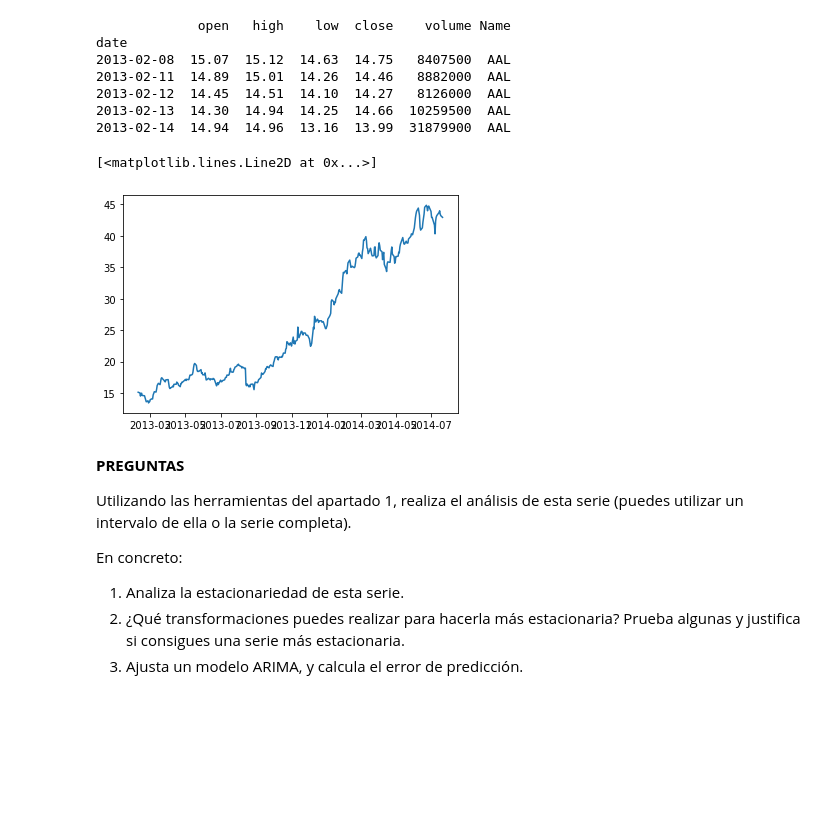
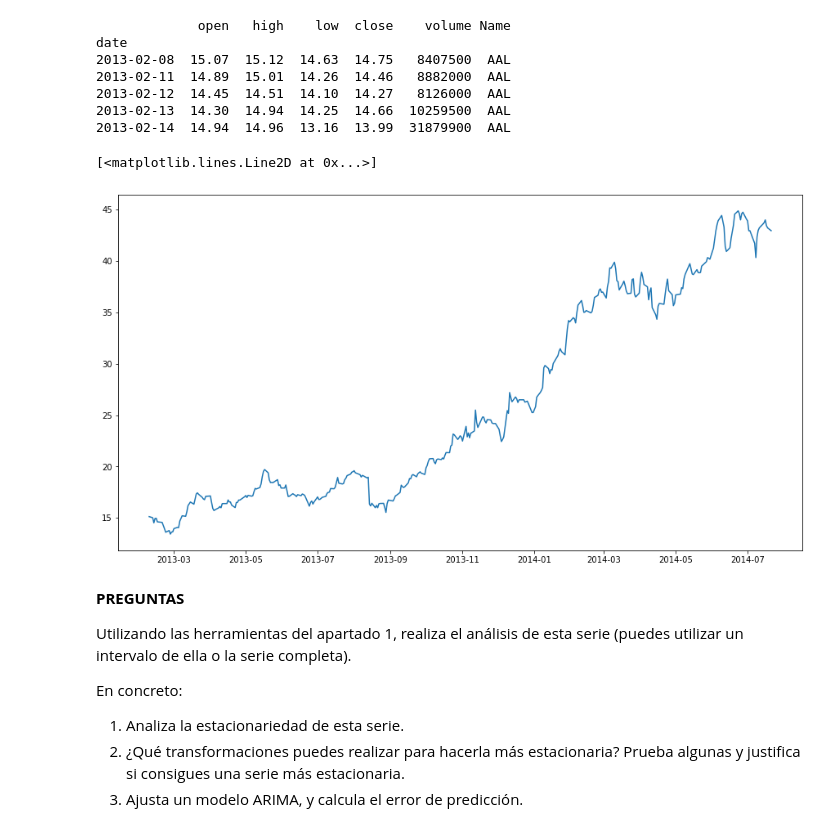
Before and after one commit to IkerVillegas/PIT, a Jupyter notebook: Practica_1/PR1_PIT.ipynb, the cells around one changed output. Drawn from its saved outputs; the diff is of its cells as text; code cells hidden in the pictures; blank space fills up the shorter version.

```diff
--- a/Practica_1/PR1_PIT.ipynb
+++ b/Practica_1/PR1_PIT.ipynb
@@ -714,10 +713,11 @@ date
 2013-02-14  14.94  14.96  13.16  13.99  31879900  AAL
 # %%
 from matplotlib import pyplot as plt
+plt.figure(figsize=(15,8))
 plt.plot(data.high)
 # %% [output]
 [<matplotlib.lines.Line2D at 0x...>]
-[figure, old version]
+[figure, new version]
 # %% [markdown]
 **PREGUNTAS**
 
```
Also changed, not shown: parts of 11 cells of this notebook.
